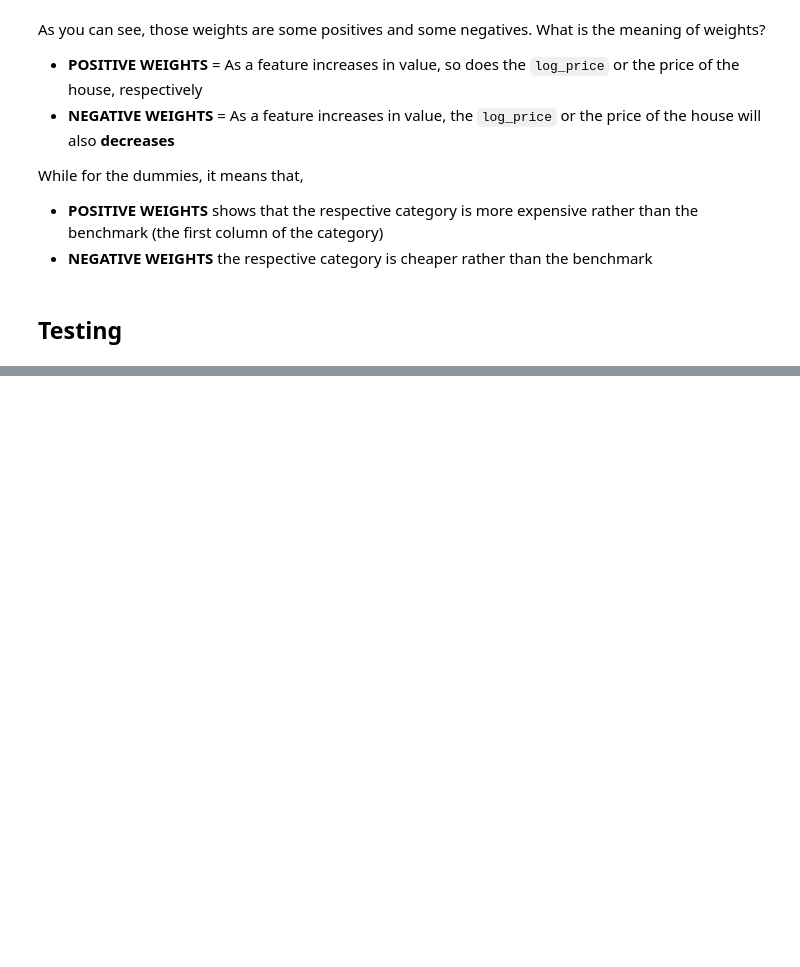
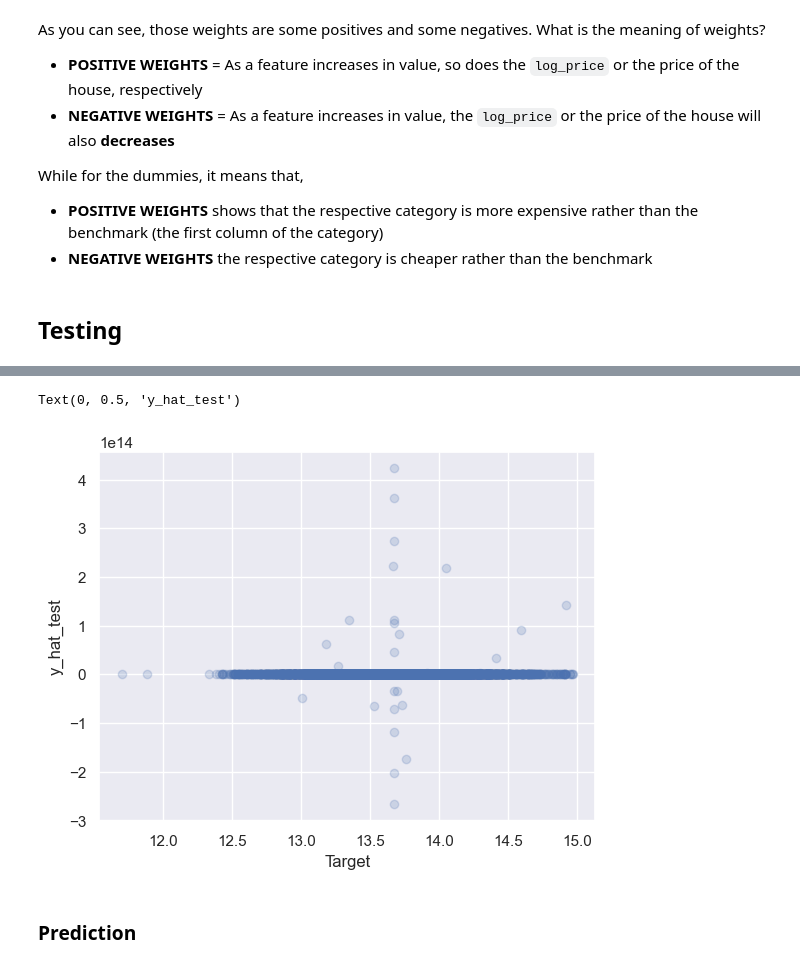
Before and after one commit to iannn07/S5-BDA-Project-House-ROI-Forecasting, a Jupyter notebook: 4. Modeling/Modeling.ipynb, the cells around one changed output, grey strips where cells are left out. Drawn from its saved outputs; the diff is of its cells as text; code cells hidden in the pictures; blank space fills up the shorter version.

```diff
--- a/4. Modeling/Modeling.ipynb
+++ b/4. Modeling/Modeling.ipynb
@@ -216,0 +197,9 @@ LinearRegression does not accept missing values encoded as NaN natively. For sup
+# %%
+plt.scatter(y_test, y_hat_test, alpha=0.2)
+plt.xlabel("Target")
+plt.ylabel("y_hat_test")
+# %% [output]
+Text(0, 0.5, 'y_hat_test')
+[figure, added]
+# %% [markdown]
+### Prediction
```
Also changed, not shown: parts of 30 cells of this notebook.
